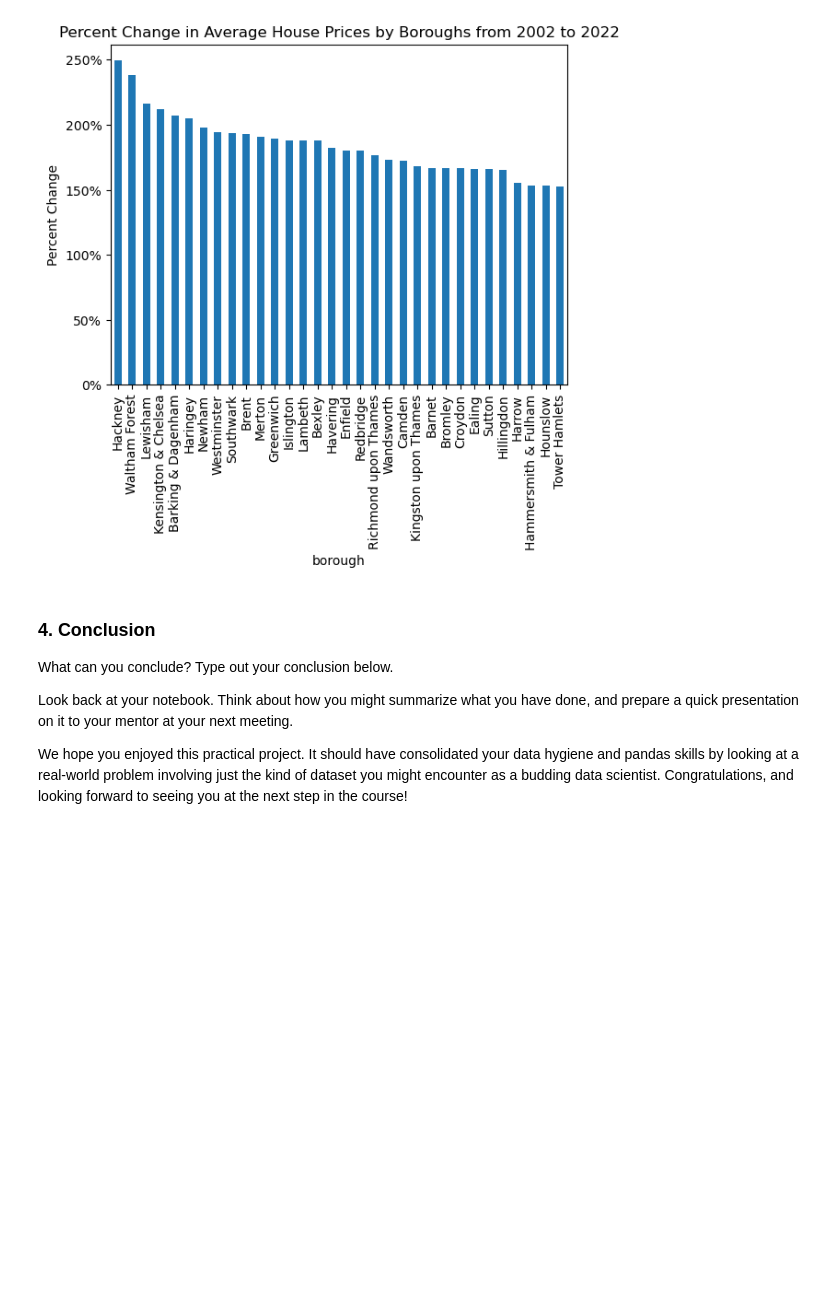
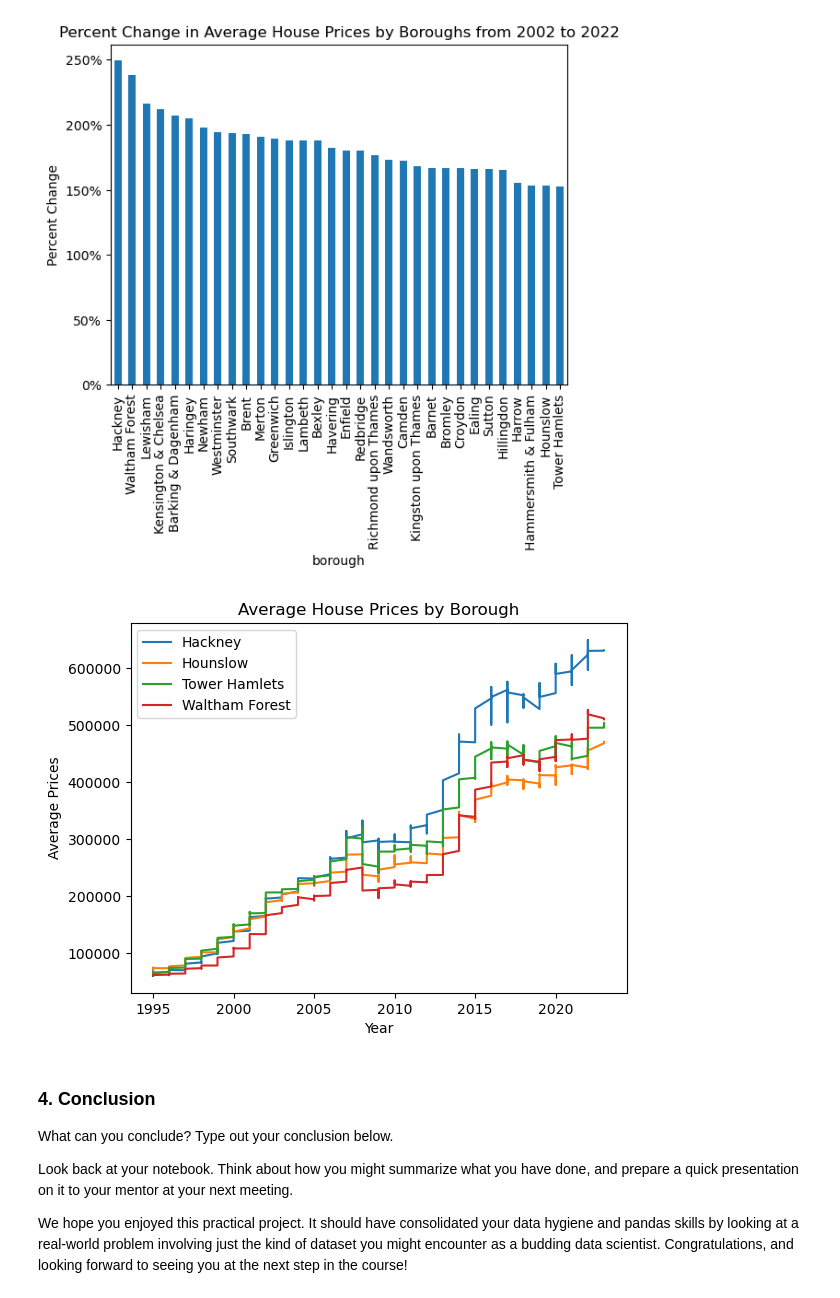
Before and after one commit to chicofanito/SB_Bootcamp, a Jupyter notebook: Jupyter Notebooks/London House Price Case Study - Tier 3.ipynb, the cells around one changed output. Saved outputs shown, nothing was run; the diff lists cells and outputs as text; code cells hidden in the pictures; blank space fills up the shorter version.

Commit message:
London House Price Case Study

```diff
--- a/Jupyter Notebooks/London House Price Case Study - Tier 3.ipynb
+++ b/Jupyter Notebooks/London House Price Case Study - Tier 3.ipynb
@@ -347,6 +347,33 @@ ax.yaxis.set_major_formatter(formatter)
 plt.show()
 # %% [output]
 [figure]
+# %%
+# given that Hackney had the greatest increase, I will explore how prices changed yearly compared to other
+hackney_tower_borough = filtered_prop[(filtered_prop['borough']=='Hackney')|\
+                                      (filtered_prop['borough']=='Tower Hamlets')|\
+                                      (filtered_prop['borough']=='Waltham Forest')|(filtered_prop['borough']=='Hounslow')]
+
+# Group the data by 'borough'
+grouped_data = hackney_tower_borough.groupby('borough')
+
+# Create a new figure and axis
+fig, ax = plt.subplots()
+
+# Iterate over each group
+for borough, group in grouped_data:
+    # Plot the line for each borough with a unique color
+    group.plot(kind='line', x='year', y='average_prices', ax=ax, label=borough)
+
+# Customize the plot
+plt.xlabel('Year')
+plt.ylabel('Average Prices')
+plt.title('Average House Prices by Borough')
+plt.legend()
+
+# Display the plot
+plt.show()
+# %% [output]
+[figure, added]
 # %% [markdown]
 ### 4. Conclusion
 What can you conclude? Type out your conclusion below.
```
